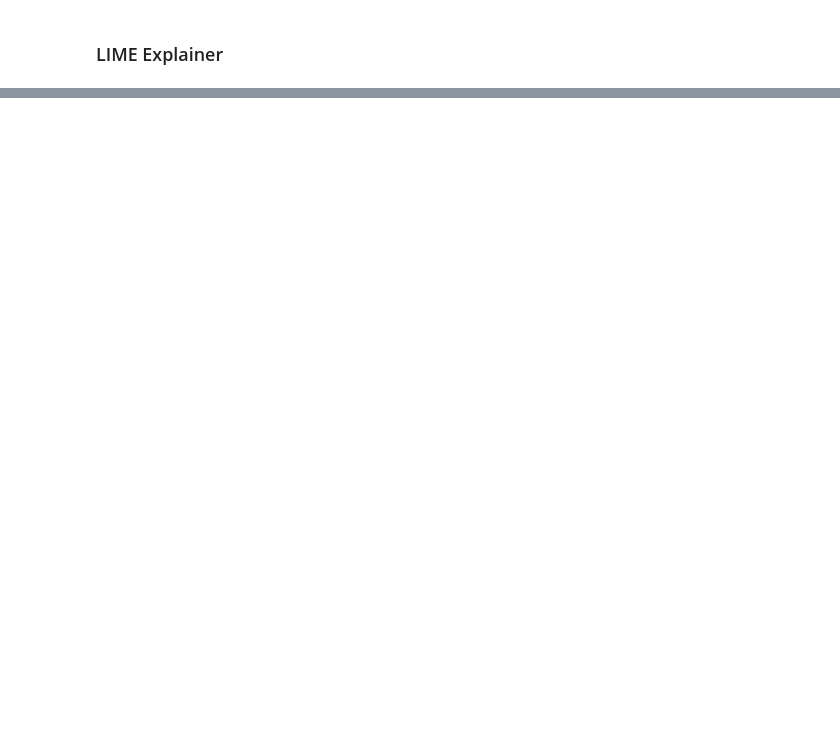
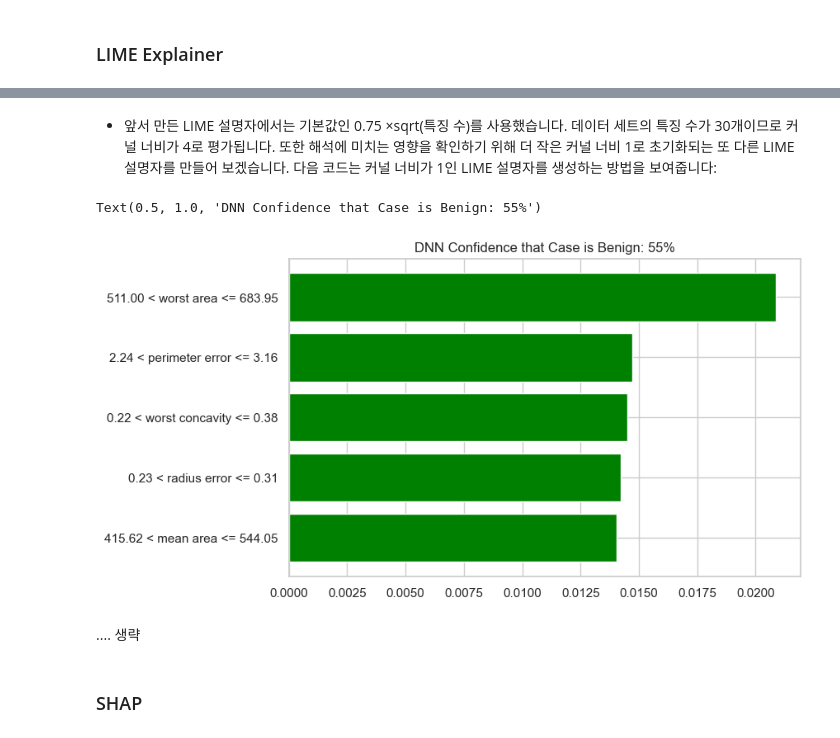
Before and after one commit to sguys99/self-study, a Jupyter notebook: xai/xai_book/ch04/ch04.ipynb, the cells around one changed output, grey strips where cells are left out. Saved outputs shown, nothing was run; the diff lists cells and outputs as text; code cells hidden in the pictures; blank space fills up the shorter version.

```diff
--- a/xai/xai_book/ch04/ch04.ipynb
+++ b/xai/xai_book/ch04/ch04.ipynb
@@ -490,0 +669,21 @@ import lime.lime_tabular
+# %% [markdown]
+- 앞서 만든 LIME 설명자에서는 기본값인 0.75 ×sqrt(특징 수)를 사용했습니다. 데이터 세트의 특징 수가 30개이므로 커널 너비가 4로 평가됩니다. 또한 해석에 미치는 영향을 확인하기 위해 더 작은 커널 너비 1로 초기화되는 또 다른 LIME 설명자를 만들어 보겠습니다. 다음 코드는 커널 너비가 1인 LIME 설명자를 생성하는 방법을 보여줍니다:
+# %%
+explainer_kw1 = lime.lime_tabular.LimeTabularExplainer(X_train.numpy(),
+                                                       feature_names=data.feature_names,
+                                                       class_names=data.target_names,
+                                                       kernel_width=1,
+                                                       discretize_continuous=True)
+exp = explainer_kw1.explain_instance(X_test.numpy()[benign_idx],
+                                     prob,
+                                     num_features=5,
+                                     top_labels=1)
+f, ax = lime_exp_as_pyplot(exp)
+ax.set_title('DNN Confidence that Case is Benign: %d%%' % (round(y_conf[benign_idx] * 100)))
+# %% [output]
+Text(0.5, 1.0, 'DNN Confidence that Case is Benign: 55%')
+[figure, added]
+# %% [markdown]
+.... 생략
+# %% [markdown]
+### SHAP
```
Also changed, not shown: parts of 47 cells of this notebook, 7 other files.
